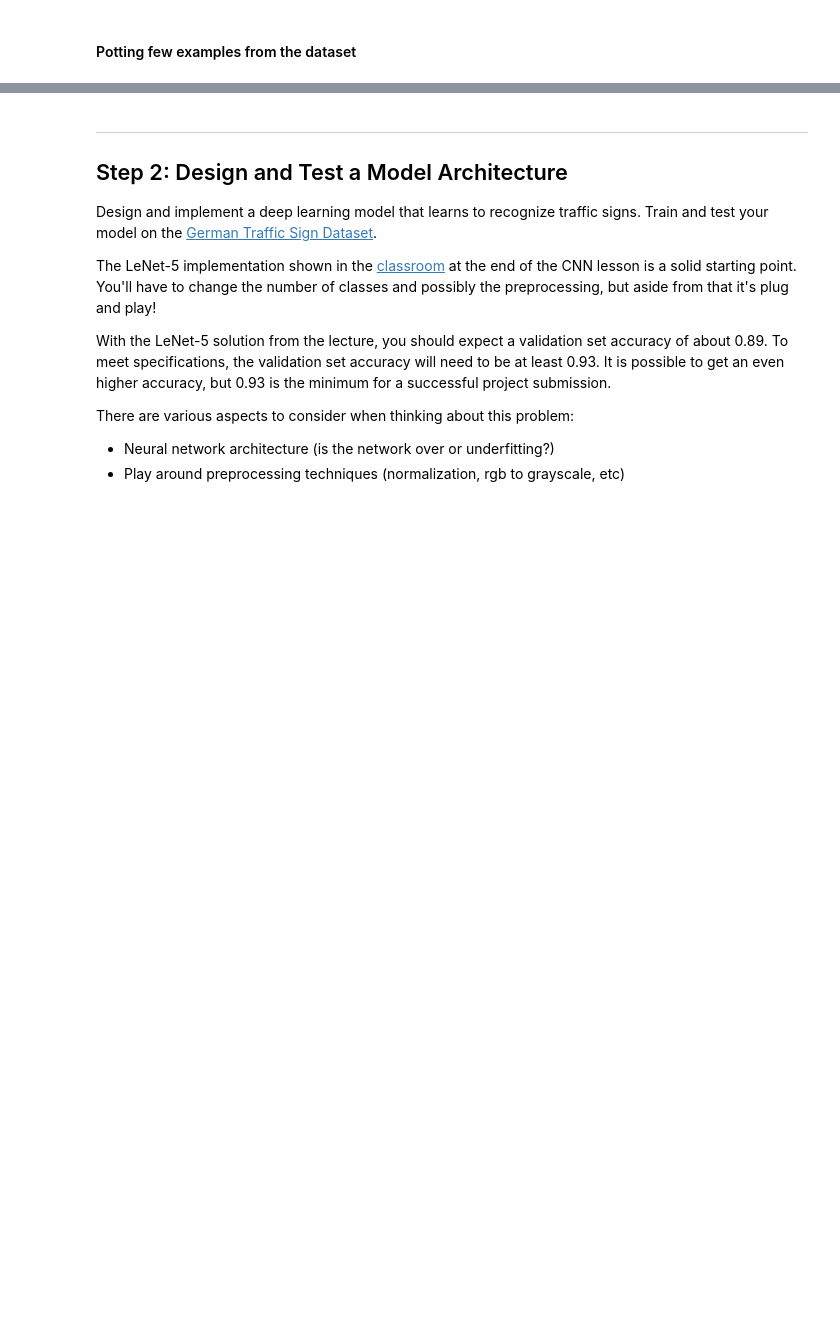
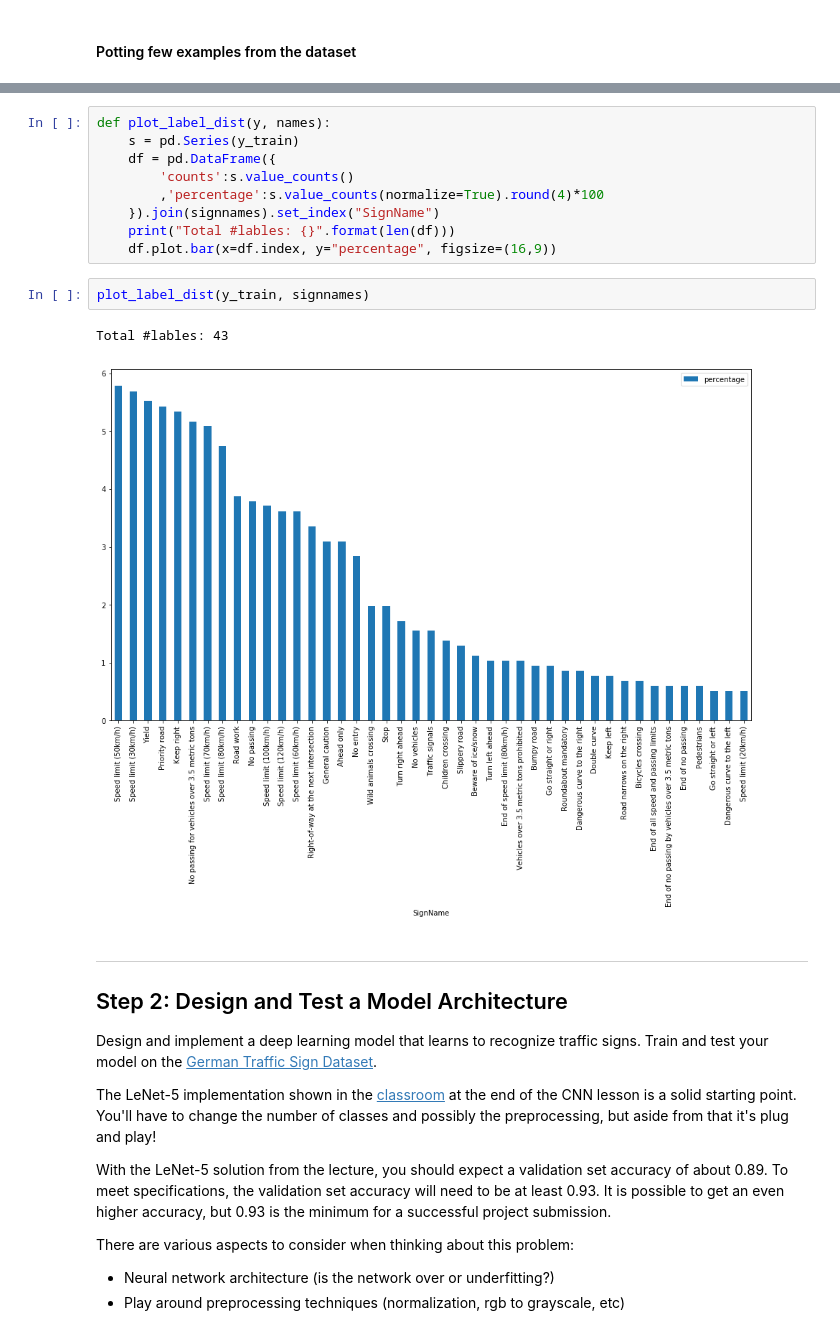
Before and after one commit to karthikv2k/CarND-Traffic-Sign-Classifier-Project, a Jupyter notebook: Traffic_Sign_Classifier.ipynb, the cells around one changed output, grey strips where cells are left out. Saved outputs shown, nothing was run; the diff lists cells and outputs as text; blank space fills up the shorter version.

```diff
--- a/Traffic_Sign_Classifier.ipynb
+++ b/Traffic_Sign_Classifier.ipynb
@@ -123,3 +161,17 @@ for i in range(num_examples):
+# %%
+def plot_label_dist(y, names):
+    s = pd.Series(y_train)
+    df = pd.DataFrame({
+        'counts':s.value_counts()
+        ,'percentage':s.value_counts(normalize=True).round(4)*100
+    }).join(signnames).set_index("SignName")
+    print("Total #lables: {}".format(len(df)))
+    df.plot.bar(x=df.index, y="percentage", figsize=(16,9))
+# %%
+plot_label_dist(y_train, signnames)
+# %% [output]
+Total #lables: 43
+[figure, added]
 # %% [markdown]
 ----
 
```
Also changed, not shown: parts of 69 cells of this notebook, 9 other files.
